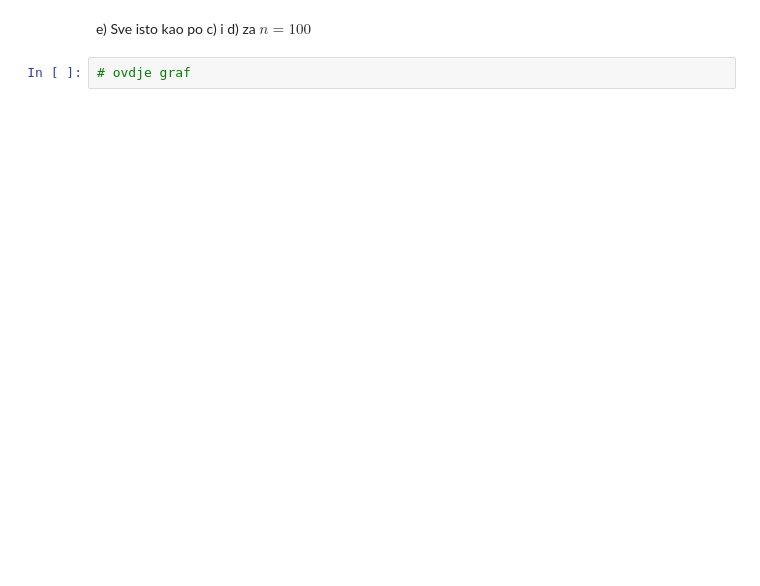
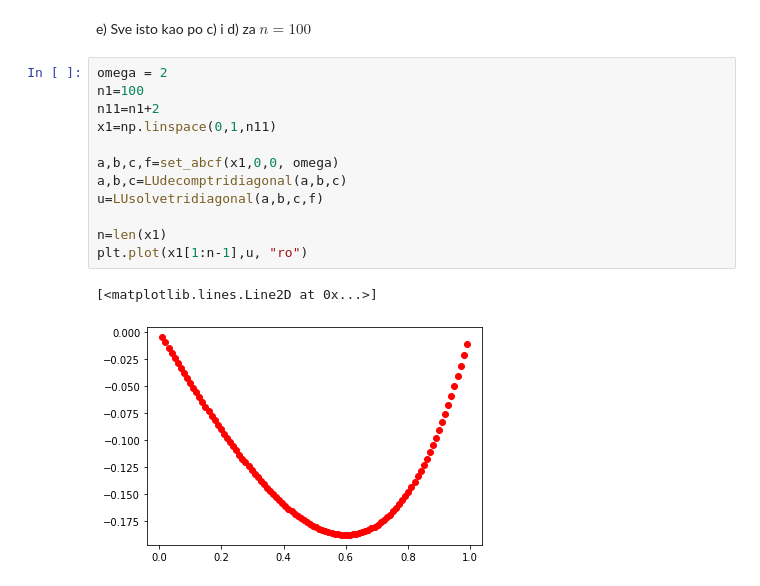
Before and after one commit to klukas17/nummat-labosi, a Jupyter notebook: lab1/Labos1-Numerička matematika-zad8.ipynb, the cells around one changed output. Drawn from its saved outputs; the diff is of its cells as text; blank space fills up the shorter version.

```diff
--- a/lab1/Labos1-Numerička matematika-zad8.ipynb
+++ b/lab1/Labos1-Numerička matematika-zad8.ipynb
@@ -98,4 +157,17 @@ d) Neka je sada $a=0.01$ i $n=16$. Riješite dobiveni sustav Thomasovim algoritm
 # %% [markdown]
 e)  Sve isto kao po c) i d) za $n=100$
-# %%
-# ovdje graf
+# %%
+omega = 2
+n1=100
+n11=n1+2
+x1=np.linspace(0,1,n11)
+
+a,b,c,f=set_abcf(x1,0,0, omega)
+a,b,c=LUdecomptridiagonal(a,b,c)
+u=LUsolvetridiagonal(a,b,c,f)
+
+n=len(x1)
+plt.plot(x1[1:n-1],u, "ro")
+# %% [output]
+[<matplotlib.lines.Line2D at 0x...>]
+[figure, added]
```
Also changed, not shown: parts of 8 cells of this notebook.
